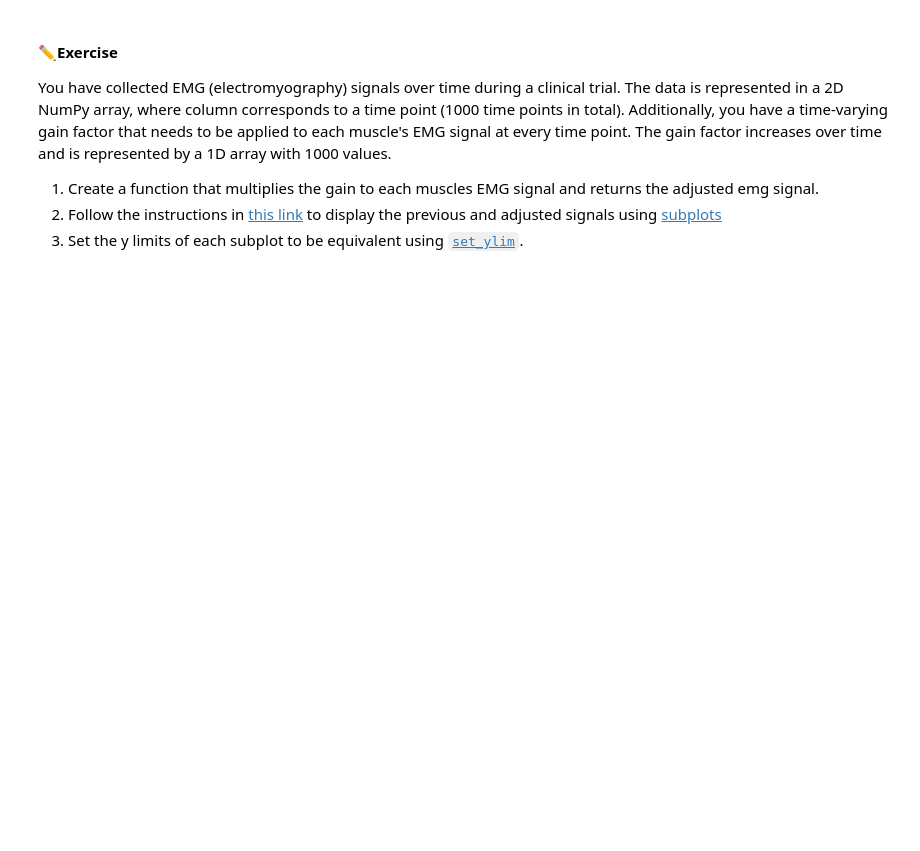
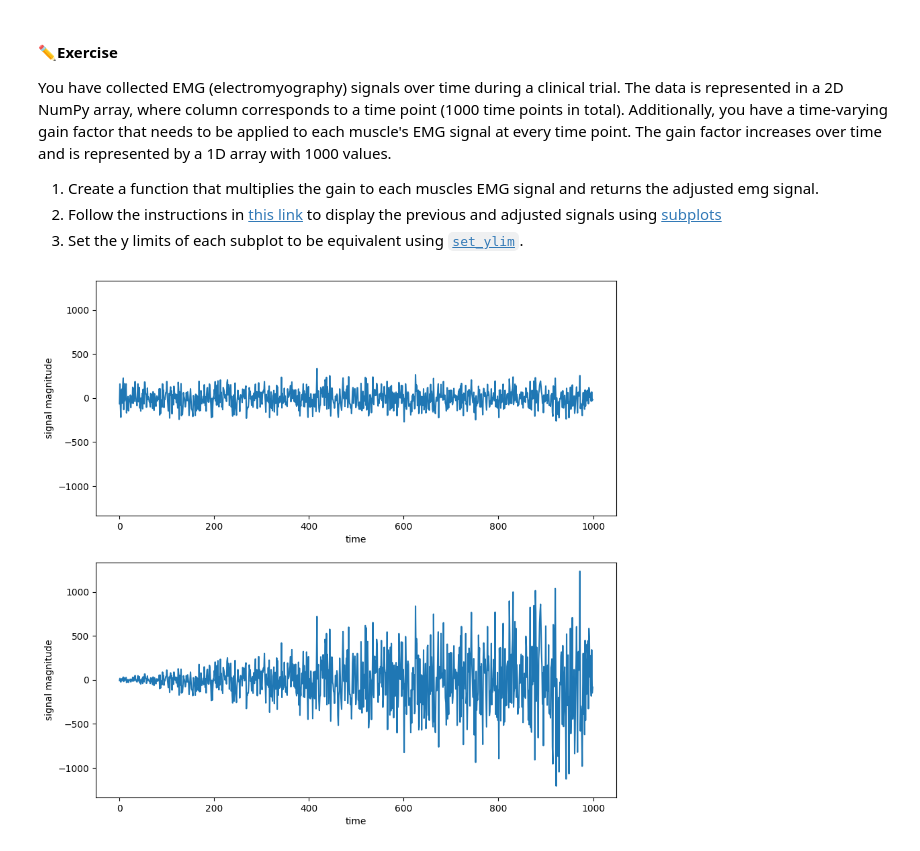
Before and after one commit to carolinahorey/bme3053c, a Jupyter notebook: lessons-solved/03_Matplotlib_and_Numpy.ipynb, the cells around one changed output. Drawn from its saved outputs; the diff is of its cells as text; code cells hidden in the pictures; blank space fills up the shorter version.

```diff
--- a/lessons-solved/03_Matplotlib_and_Numpy.ipynb
+++ b/lessons-solved/03_Matplotlib_and_Numpy.ipynb
@@ -213,0 +247,30 @@ gain_factor = np.linspace(0.1, 5, 1000)
+# %%
+import matplotlib.pyplot as plt
+emg_data = np.random.randn(1000) * 100  # Generating random EMG-like data
+
+# Increasing gain factor
+gain_factor = np.linspace(0.1, 5, 1000)
+
+def vis_subplot(ax,signal,bounds):
+  ax.plot(signal)
+  ax.set_ylabel('signal magnitude')
+  ax.set_xlabel('time')
+  ax.set_ylim(bounds)
+
+def apply_gain_and_vis(signal,gain):
+  adjusted_signal=emg_data*gain
+  max_abs_val=np.max(np.abs(adjusted_signal))+100
+  y_bounds=[-max_abs_val,max_abs_val]
+  f, (ax1,ax2) = plt.subplots(2,1, figsize=(10, 10))
+
+  vis_subplot(ax1,signal,y_bounds)
+
+  ax2.set_ylim(y_bounds)
+
+  vis_subplot(ax2,adjusted_signal,y_bounds)
+  plt.figsize=(10,20)
+  plt.show()
+
+apply_gain_and_vis(emg_data,gain_factor)
+# %% [output]
+[figure, added]
```
Also changed, not shown: parts of 6 cells of this notebook.
